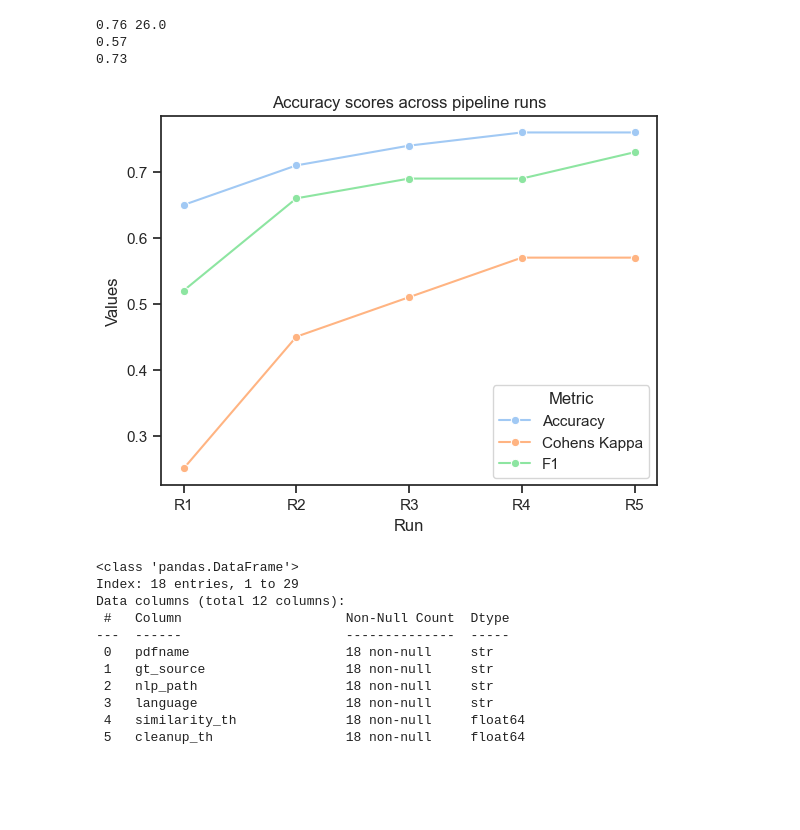
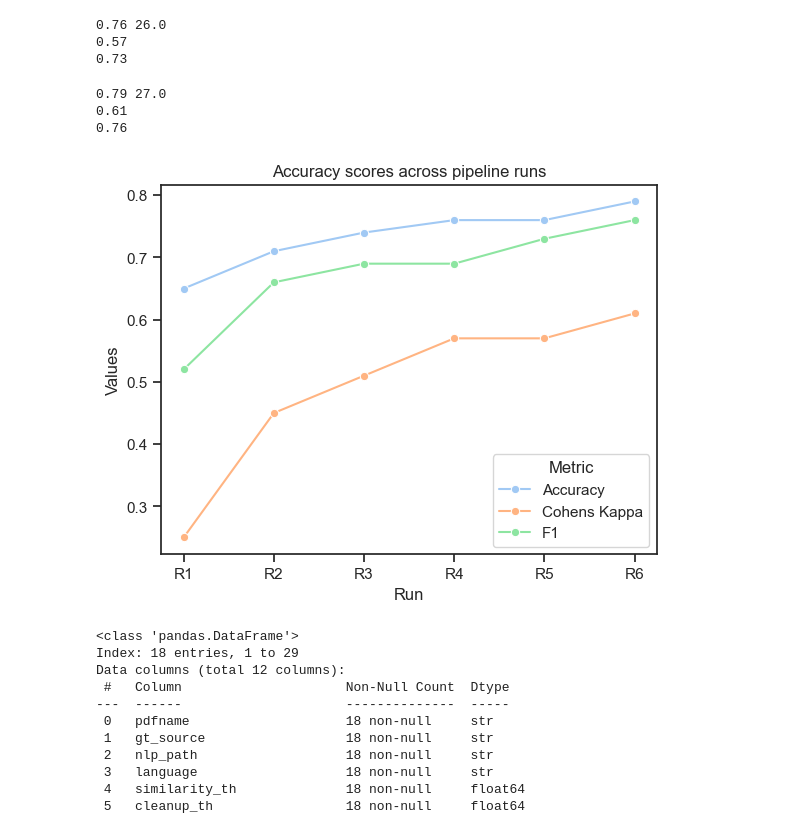
Before and after one commit to emw9805-notabot/ADSCert_project_Watson, a Jupyter notebook: Eval_metrics_2ndPass.ipynb, the cells around one changed output. Saved outputs shown, nothing was run; the diff lists cells and outputs as text; code cells hidden in the pictures; blank space fills up the shorter version.

Commit message:
run eval v9

```diff
--- a/Eval_metrics_2ndPass.ipynb
+++ b/Eval_metrics_2ndPass.ipynb
@@ -529,3 +529,13 @@ ES_partial_True_Positives
 False    17
 True     17
 Name: count, dtype: int64
+# %%
+# create ES Partial TP col based on ES percent cols - V9 execution logic correction
+ES_partial_True_Positives = []
+for r in conf_mtrx_df_v9.itertuples(index=False):
+    if r.ES_percent_true == 'ES partial' and r.ES_percent_pred == 'ES partial':
+        ES_partial_True_Positives.append(True)
+    else:
+        ES_partial_True_Positives.append(False)
+conf_mtrx_df_v9['ES_partial_True_Positives'] = ES_partial_True_Positives
+conf_mtrx_df_v9['ES_partial_True_Positives'].value_counts()
@@ -609,3 +624,10 @@ array([[[28,  3],
 
        [[ 9,  5],
         [ 3, 17]]])
+# %%
+# bring in data from eval - V9 execution logic correction
+
+y_true_v9 = conf_mtrx_df_v9['ES_percent_true']
+y_pred_v9 = conf_mtrx_df_v9['ES_percent_pred']
+labels_v9 = ['ES 0%', 'ES 100%', 'ES partial']
+multilabel_confusion_matrix(y_true_v9, y_pred_v9, labels=labels_v9)
@@ -781,25 +835,41 @@ print(f1_v8)
 0.76 26.0
 0.57
 0.73
+# %%
+# accuracy metrix - V9 execution logic correction
+
+as_frac_v9 = round(accuracy_score(y_true_v9, y_pred_v9),2)
+accuracy_score_num_v9 = accuracy_score(y_true_v9, y_pred_v9, normalize=False)
+print(as_frac_v9, accuracy_score_num_v9)
+
+ck_v9 = round(cohen_kappa_score(y_true_v9, y_pred_v9),2)
+print(ck_v9)
+
+f1_v9 = round(f1_score(y_true_v9, y_pred_v9, average='macro'),2)
+print(f1_v9)
+# %% [output]
+0.79 27.0
+0.61
+0.76
 # %%
 # line plot the accuracy results
 #fig, ax = plt.subplots
 accuracy_measures = {'Run': ['R1', 'R1','R1', 'R2', 'R2', 'R2',
-                             'R3', 'R3', 'R3', 'R4', 'R4', 'R4', 'R5', 'R5', 'R5'],
+                             'R3', 'R3', 'R3', 'R4', 'R4', 'R4', 'R5', 'R5', 'R5', 'R6', 'R6', 'R6'],
                     'Metric': ['Accuracy', 'Cohens Kappa' , 'F1' , 'Accuracy', 'Cohens Kappa' , 'F1',
                                'Accuracy', 'Cohens Kappa' , 'F1' , 'Accuracy', 'Cohens Kappa' , 'F1',
-                               'Accuracy', 'Cohens Kappa' , 'F1'],
+                               'Accuracy', 'Cohens Kappa' , 'F1','Accuracy', 'Cohens Kappa' , 'F1' ],
                     'Values': [as_frac, ck, f1, as_frac_v5, ck_v5, f1_v5,
                                as_frac_v6, ck_v6, f1_v6, as_frac_v7, ck_v7, f1_v7,
-                               as_frac_v8, ck_v8, f1_v8]}
+                               as_frac_v8, ck_v8, f1_v8, as_frac_v9, ck_v9, f1_v9]}
 acc_meas_df = pd.DataFrame(accuracy_measures)
 sns.set_theme(style='ticks', palette = 'pastel')
 sns.lineplot(data = acc_meas_df, x = 'Run', y = 'Values', hue= 'Metric', marker = 'o')
 
 plt.title('Accuracy scores across pipeline runs')
 plt.show()
 # %% [output]
-[figure, old version]
+[figure, new version]
 # %%
 # create a dataset containing results for boxplots - V4 sim TH = 0.65
 
```
Also changed, not shown: parts of 14 cells of this notebook, 1 other file.
